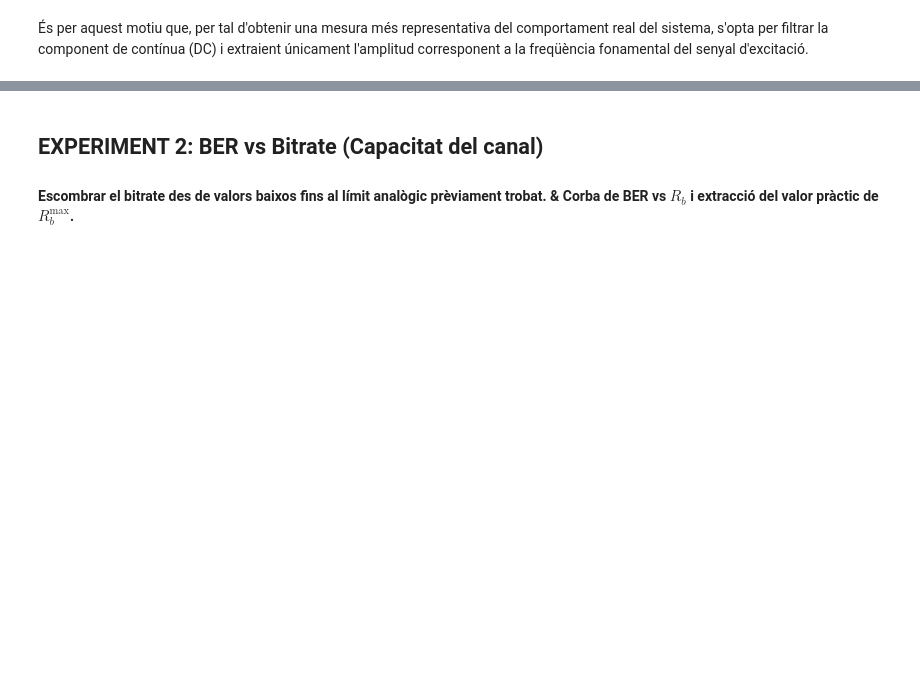
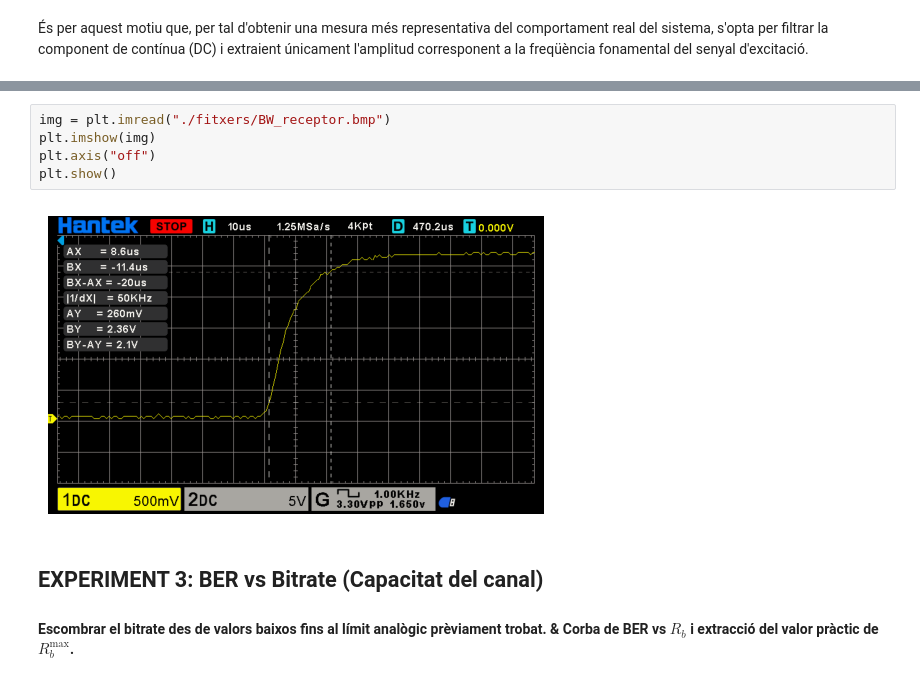
Before and after one commit to nara3205/TFG-TELECOS, a Jupyter notebook: analisi.ipynb, the cells around one changed output, grey strips where cells are left out. Cells and saved outputs as stored; diff of their text form; blank space fills up the shorter version.

```diff
--- a/analisi.ipynb
+++ b/analisi.ipynb
@@ -210,5 +226,12 @@ plt.show()
+# %%
+img = plt.imread("./fitxers/BW_receptor.bmp")
+plt.imshow(img)
+plt.axis("off")
+plt.show()
+# %% [output]
+[figure, added]
 # %% [markdown]
-## EXPERIMENT 2: BER vs Bitrate (Capacitat del canal)
+## EXPERIMENT 3: BER vs Bitrate (Capacitat del canal)
 
 #### Escombrar el bitrate des de valors baixos fins al límit analògic prèviament trobat. & Corba de BER vs $R_b$ i extracció del valor pràctic de $R_b^{\max}$.
 # %%
```
Also changed, not shown: parts of 6 cells of this notebook, 4 other files.
